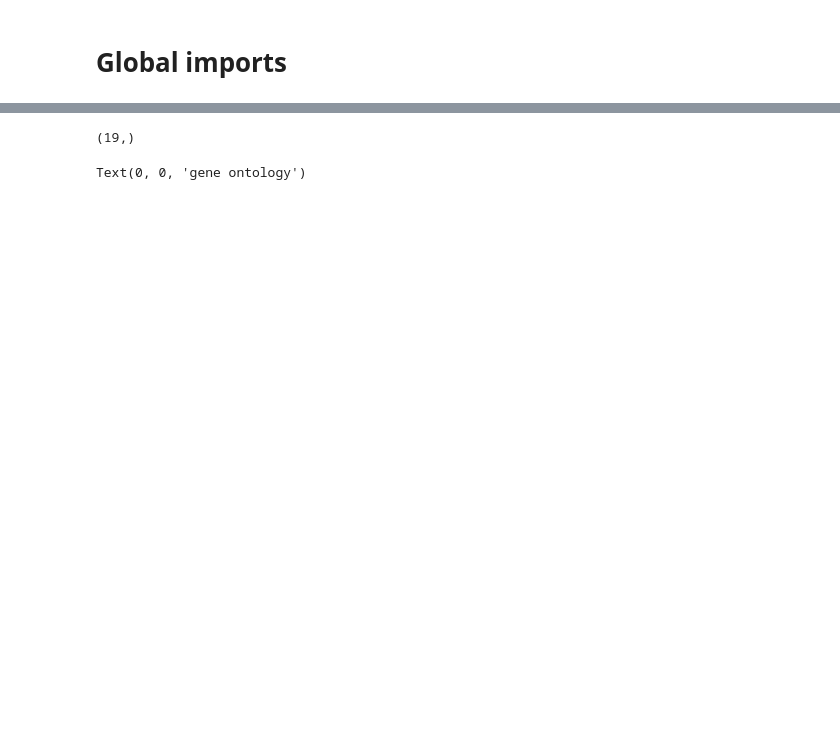
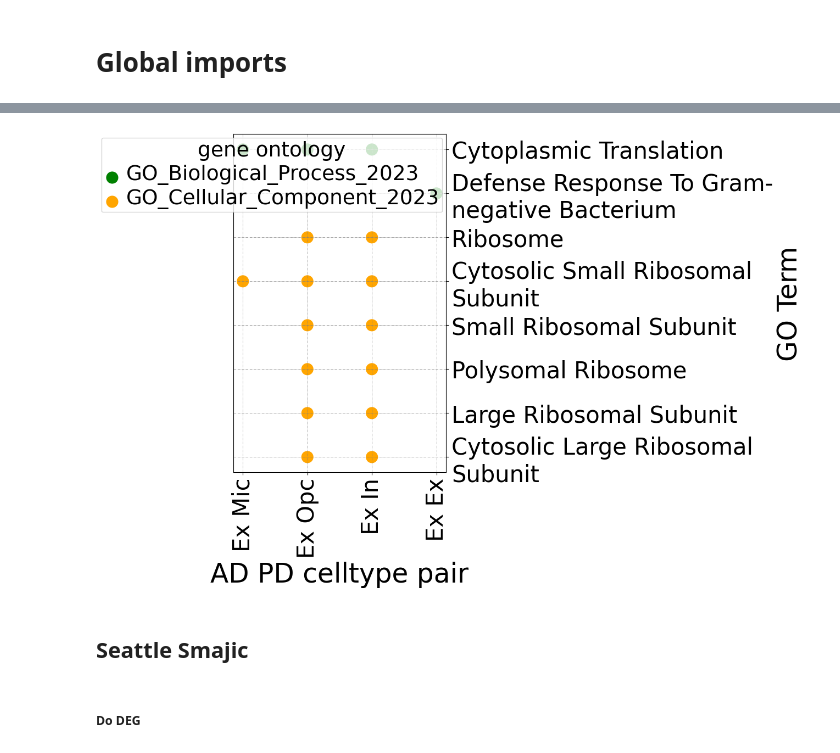
Before and after one commit to dblabs-mcgill-mila/AD-PD-overlap-study, a Jupyter notebook: code/DGE.ipynb, the cells around one changed output, grey strips where cells are left out. Cells and saved outputs as stored; diff of their text form; code cells hidden in the pictures; blank space fills up the shorter version.

```diff
--- a/code/DGE.ipynb
+++ b/code/DGE.ipynb
@@ -532,6 +236,4 @@ array(['Cytoplasmic Translation (GO:0002181)', 'Translation (GO:0006412)',
-# %%
-gsea_df = pd.read_csv(deg_path+'gsea_df_merged.csv')
 # %%
-gsea_df = gsea_df.drop(gsea_df[gsea_df.celltype_pd=='Macrophage'].index)
+gsea_df = gsea_df.drop(gsea_df[gsea_df.cell_type_pd=='Macrophage'].index)
 # %%
-gsea_df['celltype_ad_pd'] = gsea_df['celltype_ad'].astype(str)+'%' + gsea_df['celltype_pd'].astype(str)
+gsea_df['cell_type_ad_pd'] = gsea_df['cell_type_ad'].astype(str)+' ' + gsea_df['cell_type_pd'].replace(ct_map_pd).astype(str)
@@ -549,10 +240,2 @@ ct_map = {'ast': 'Ast',
-# %%
-def ct_map_f(x):
-    for k, v in ct_map.items():
-        if k in x.lower():
-            return v
-    return x
-
-gsea_df.loc[:, 'celltype_ad_pd'] = gsea_df.celltype_ad_pd.map(lambda x: ' '.join([ct_map_f(x.rsplit('%', 1)[0]), ct_map_f(x.rsplit('%', 1)[1])]))
 # %%
 gsea_df['Term'] = gsea_df['Term'].map(lambda x: x.rsplit(' (GO', 1)[0])
@@ -561,8 +242,28 @@ import textwrap
-# %%
-gsea_df.Term.unique().shape
-# %% [output]
-(19,)
-# %%
-ax.get_legend().get_title()
-# %% [output]
-Text(0, 0, 'gene ontology')
+# %%
+gsea_df.rename(columns={'gene_set_source_pd':'gene ontology'}, inplace=True)
+f, ax = plt.subplots(figsize=(5, 8))
+fs = 35
+_ = sns.scatterplot(gsea_df.sort_values('gene ontology'),
+hue = 'gene ontology', y = 'Term', x = 'cell_type_ad_pd',
+color = 'indigo', s =300, palette=['green', 'orange', 'blue'], ax=ax)
+ax.tick_params(axis='x', rotation=90)
+ax.yaxis.set_label_position("right")
+ax.yaxis.set_ticks_position("right")
+_ = ax.set_yticklabels([textwrap.fill(w.get_text(), width=30) for w in ax.get_yticklabels()],)# ha='right', va='top')
+ax.tick_params(labelsize=fs-5)
+_ = ax.set_xlabel('AD PD celltype pair', fontsize=fs)
+_ = ax.set_ylabel('GO Term', fontsize=fs)
+
+# ax.legend(labels=['Total genes', 'Robust genes'], title='BS genes')
+# sns.move_legend(ax, "upper left", bbox_to_anchor=(1, 1))
+legend = ax.get_legend()
+for text in legend.get_texts():
+    text.set_fontsize(fs - 8)
+legend.get_title().set_fontsize(fs - 8)
+ax.grid(color = 'gray', linestyle = '-.', linewidth = 0.5)
+# %% [output]
+[figure, added]
+# %% [markdown]
+## Seattle Smajic
+# %% [markdown]
+##### Do DEG
```
Also changed, not shown: parts of 90 cells of this notebook.
